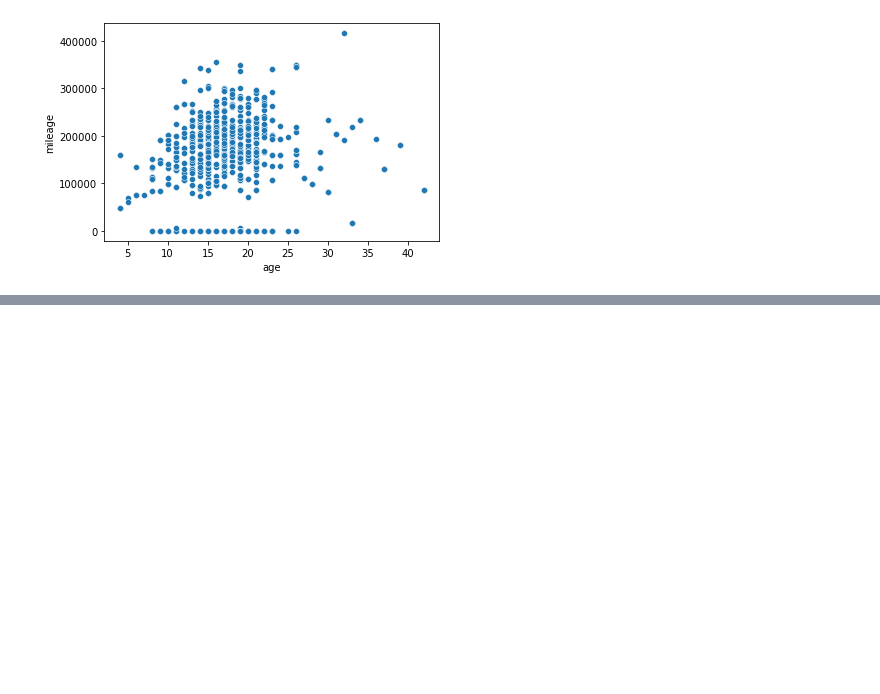
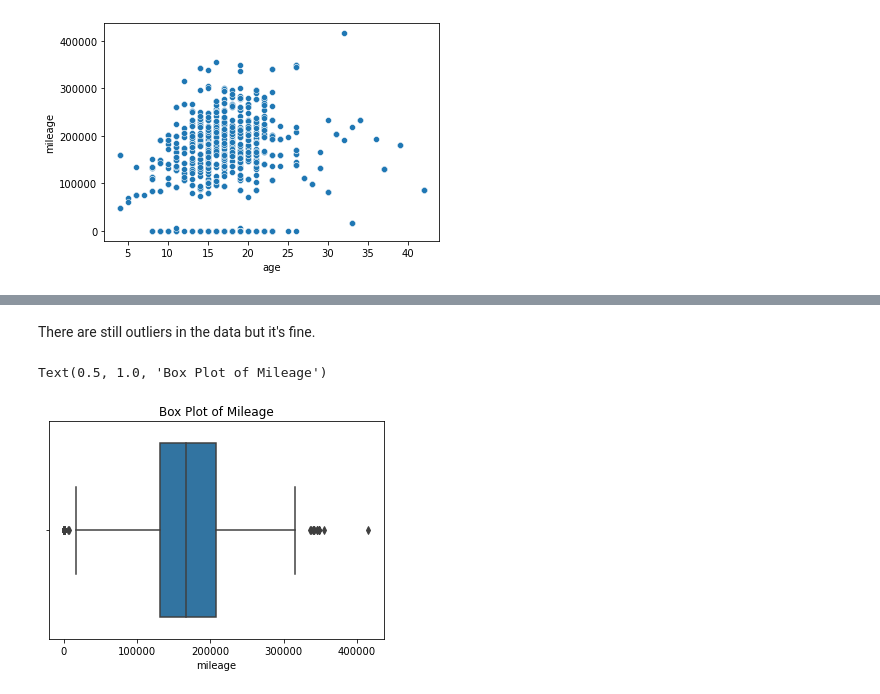
Before and after one commit to VictorUmunna/Car-Price-Prediction, a Jupyter notebook: exploratory_analysis.ipynb, the cells around one changed output, grey strips where cells are left out. Drawn from its saved outputs; the diff is of its cells as text; code cells hidden in the pictures; blank space fills up the shorter version.

```diff
--- a/exploratory_analysis.ipynb
+++ b/exploratory_analysis.ipynb
@@ -163,0 +170,8 @@ sns.scatterplot(x='age', y='mileage', data=data)
+# %% [markdown]
+There are still outliers in the data but it's fine.
+# %%
+sns.boxplot(x='mileage', data = data)
+plt.title("Box Plot of Mileage")
+# %% [output]
+Text(0.5, 1.0, 'Box Plot of Mileage')
+[figure, added]
```
Also changed, not shown: parts of 7 cells of this notebook.
